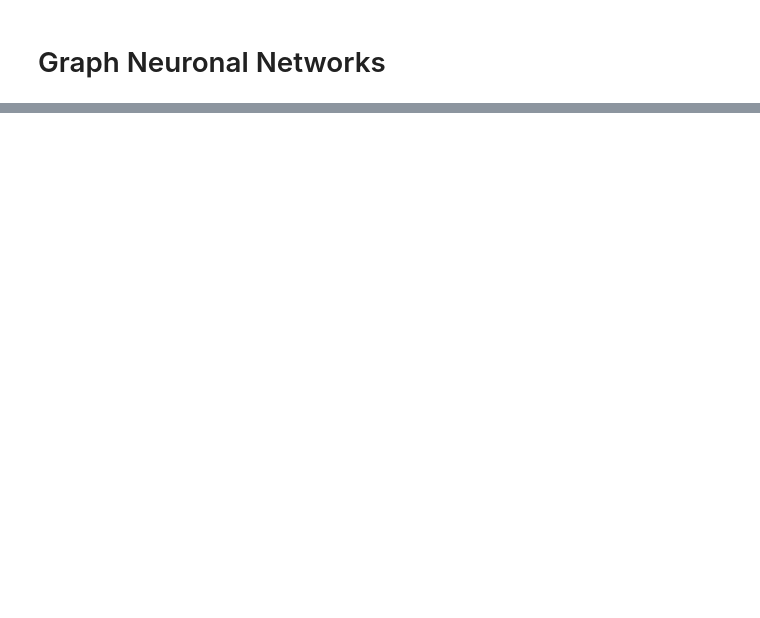
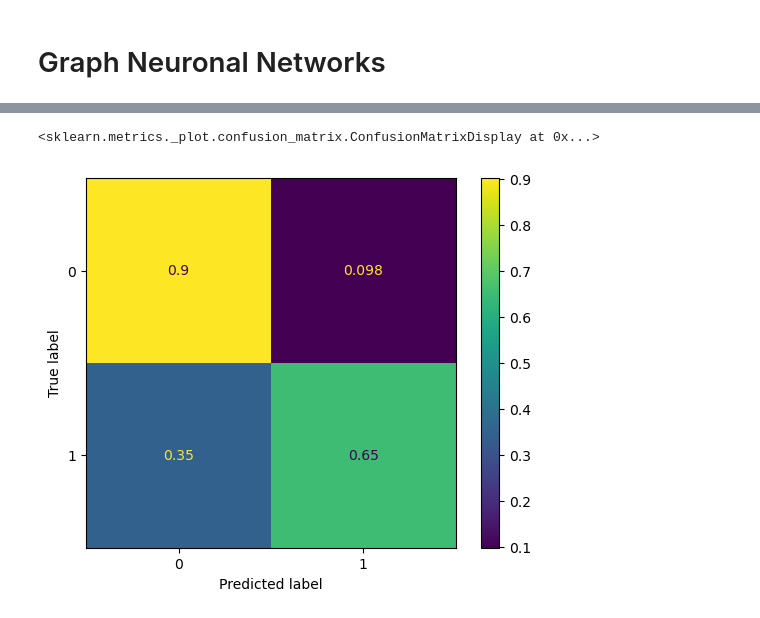
Before and after one commit to jbaezarh/Relational-ML, a Jupyter notebook: notebooks/4_gnn.ipynb, the cells around one changed output, grey strips where cells are left out. Drawn from its saved outputs; the diff is of its cells as text; code cells hidden in the pictures; blank space fills up the shorter version.

```diff
--- a/notebooks/4_gnn.ipynb
+++ b/notebooks/4_gnn.ipynb
@@ -242,0 +194,25 @@ pd.crosstab(pred.cpu(),data.test_mask.cpu())
+# %%
+# Combinar los datos de entrenamiento y validación
+data.train_mask = data.train_mask | data.val_mask
+
+# Reentrenar el modelo con el conjunto de entrenamiento + validación
+model.train()
+optimizer.zero_grad()
+
+for epoch in range(50):
+    optimizer.zero_grad()
+    out = model(x, data.edge_index)  # Obtener las predicciones del modelo
+    loss = F.cross_entropy(out[data.train_mask], data.y[data.train_mask])
+    loss.backward()
+    optimizer.step()
+    if epoch % 10 == 0:  # Imprimir el progreso cada 10 épocas
+        print(f'Epoch {epoch}, Loss: {loss.item()}')
+
+# Evaluar el modelo en el conjunto test
+model.eval()
+with torch.no_grad():
+    out = model(x, data.edge_index)
+    pred = out.argmax(dim=1)
+    # Evaluación en el conjunto de prueba
+    test_acc = balanced_accuracy(pred, data.y, data.test_mask)
+print(f'Balanced accuracy en Test: {test_acc}')
@@ -242,0 +228,11 @@ pd.crosstab(pred.cpu(),data.test_mask.cpu())
+# %%
+from sklearn.metrics import confusion_matrix, ConfusionMatrixDisplay
+
+cm = confusion_matrix(y_true=data.y[data.test_mask].cpu(),
+                      y_pred=pred[data.test_mask].cpu(),
+                      normalize="true")
+disp = ConfusionMatrixDisplay(cm)
+disp.plot()
+# %% [output]
+<sklearn.metrics._plot.confusion_matrix.ConfusionMatrixDisplay at 0x...>
+[figure, added]
```
Also changed, not shown: parts of 50 cells of this notebook, 3 other files.
